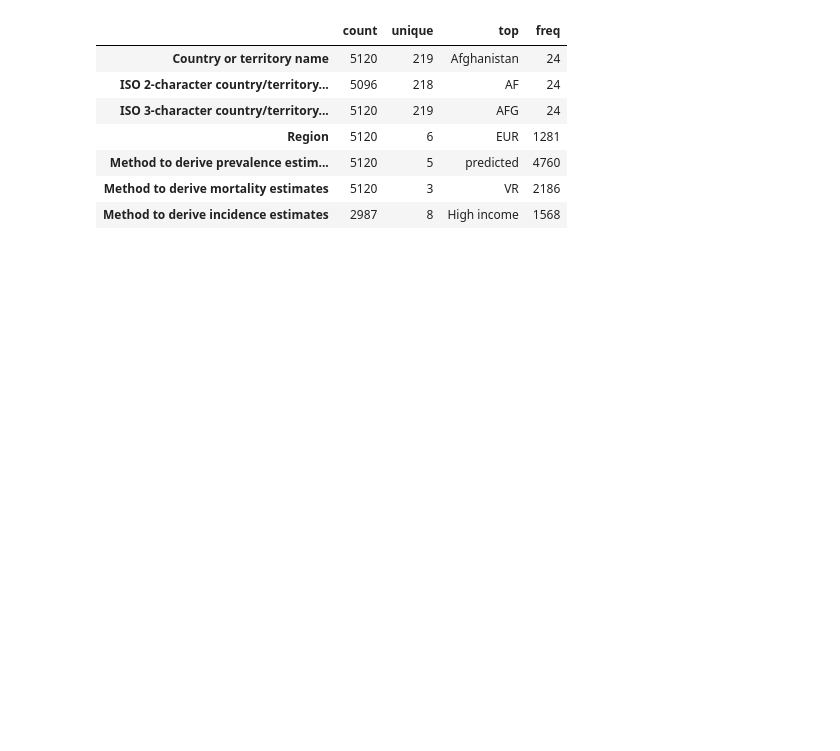
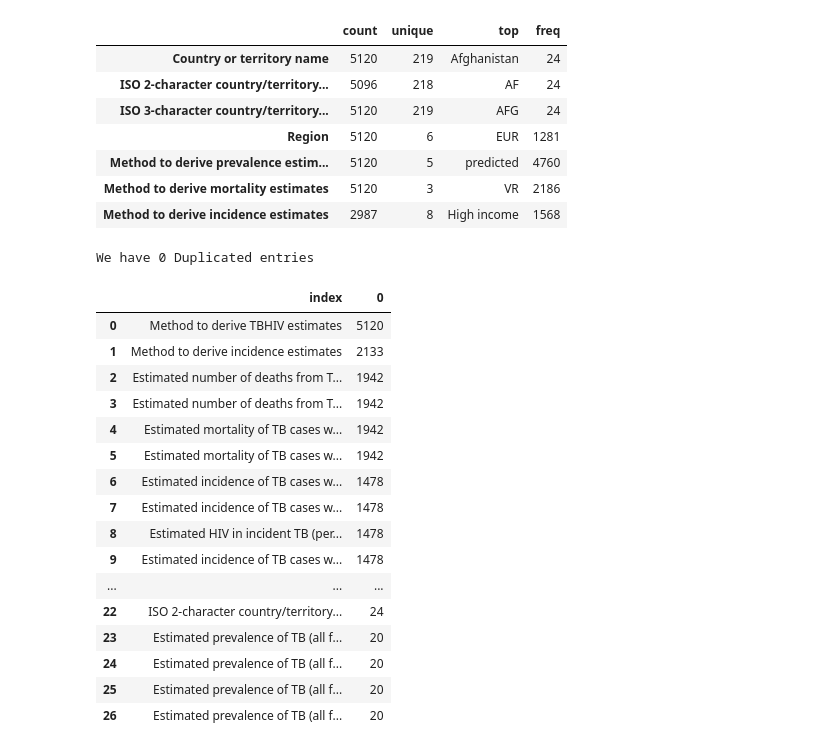
Before and after one commit to murithidenisgitobu/TB-BURDEN-IN-THE-WORLD, a Jupyter notebook: Notebook/TB.ipynb, the cells around one changed output. Cells and saved outputs as stored; diff of their text form; code cells hidden in the pictures; blank space fills up the shorter version.

```diff
--- a/Notebook/TB.ipynb
+++ b/Notebook/TB.ipynb
@@ -12,11 +12,15 @@ Prevalence - How widespread a condition is
 import pandas as pd
 import matplotlib.pyplot as plt
 import numpy as np
+import seaborn as sns
+import plotly .express as px
 import warnings
+import math
 warnings.filterwarnings("ignore")
 
 pd.set_option("display.max_columns", None) # To display all the columns
 pd.set_option('display.float_format', '{:,.2f}'.format) # surpress scientific notation and Add 1000 comma separator
+pd.set_option("display.max_rows", None)
 # %%
 # Load data
 df = pd.read_csv("..\Data\TB_Burden_Country.csv")
@@ -62,3 +66,29 @@ df.describe(include="O").T
 | Method to derive prevalence estim... | 5120 | 5 | predicted | 4760 |
 | Method to derive mortality estimates | 5120 | 3 | VR | 2186 |
 | Method to derive incidence estimates | 2987 | 8 | High income | 1568 |
+# %%
+# Check for duplicates in the dataset
+print("We have", df.duplicated().sum(), "Duplicated entries")
+# %% [output]
+We have 0 Duplicated entries
+# %%
+# Check for null values
+df.isnull().sum()[df.isnull().sum() > 0].sort_values(ascending=False).reset_index()
+# %% [output]
+|  | index | 0 |
+| 0 | Method to derive TBHIV estimates | 5120 |
+| 1 | Method to derive incidence estimates | 2133 |
+| 2 | Estimated number of deaths from T... | 1942 |
+| 3 | Estimated number of deaths from T... | 1942 |
+| 4 | Estimated mortality of TB cases w... | 1942 |
+| 5 | Estimated mortality of TB cases w... | 1942 |
+| 6 | Estimated incidence of TB cases w... | 1478 |
+| 7 | Estimated incidence of TB cases w... | 1478 |
+| 8 | Estimated HIV in incident TB (per... | 1478 |
+| 9 | Estimated incidence of TB cases w... | 1478 |
+| ... | ... | ... |
+| 22 | ISO 2-character country/territory... | 24 |
+| 23 | Estimated prevalence of TB (all f... | 20 |
+| 24 | Estimated prevalence of TB (all f... | 20 |
+| 25 | Estimated prevalence of TB (all f... | 20 |
+| 26 | Estimated prevalence of TB (all f... | 20 |
```
Also changed, not shown: parts of 8 cells of this notebook.
